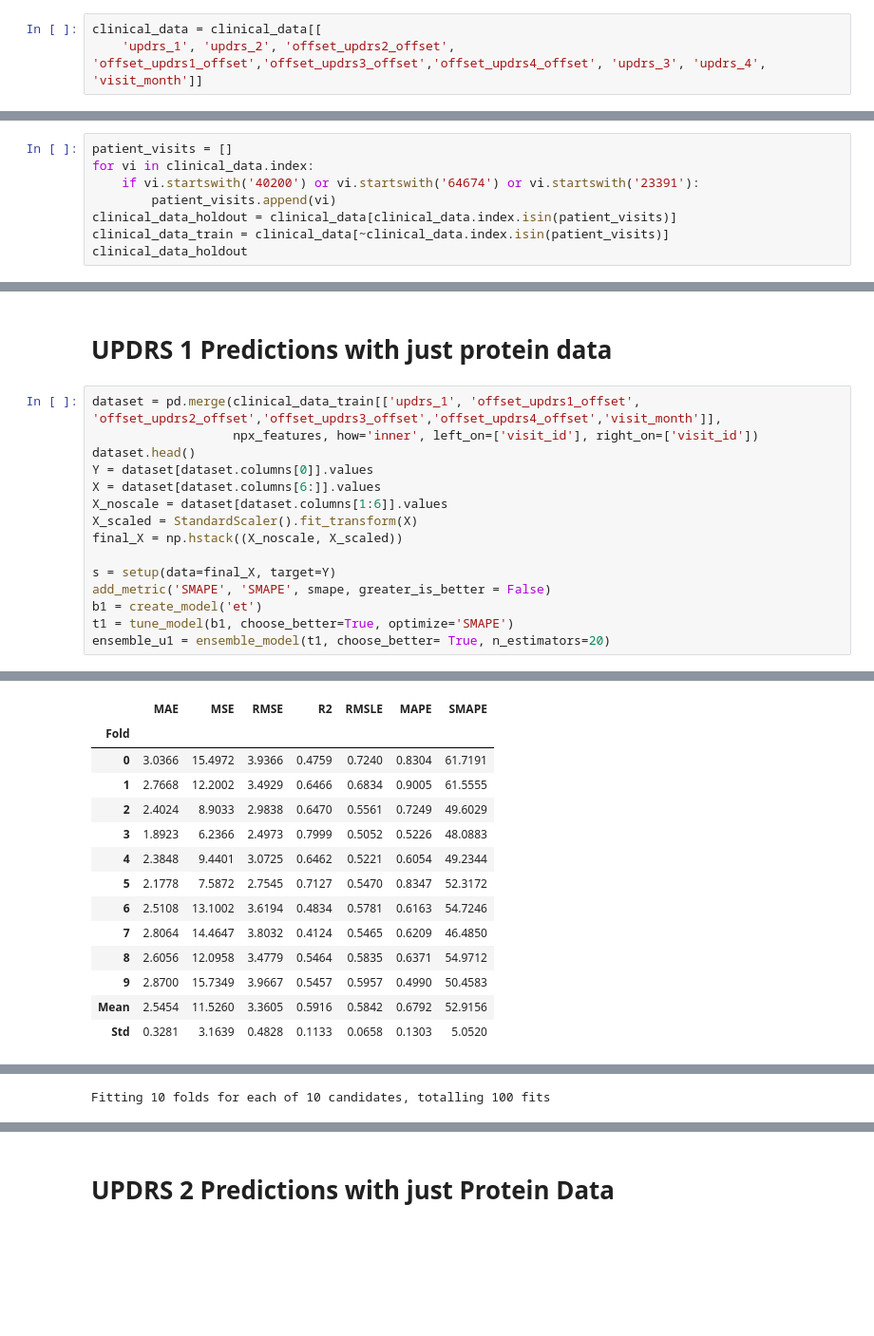
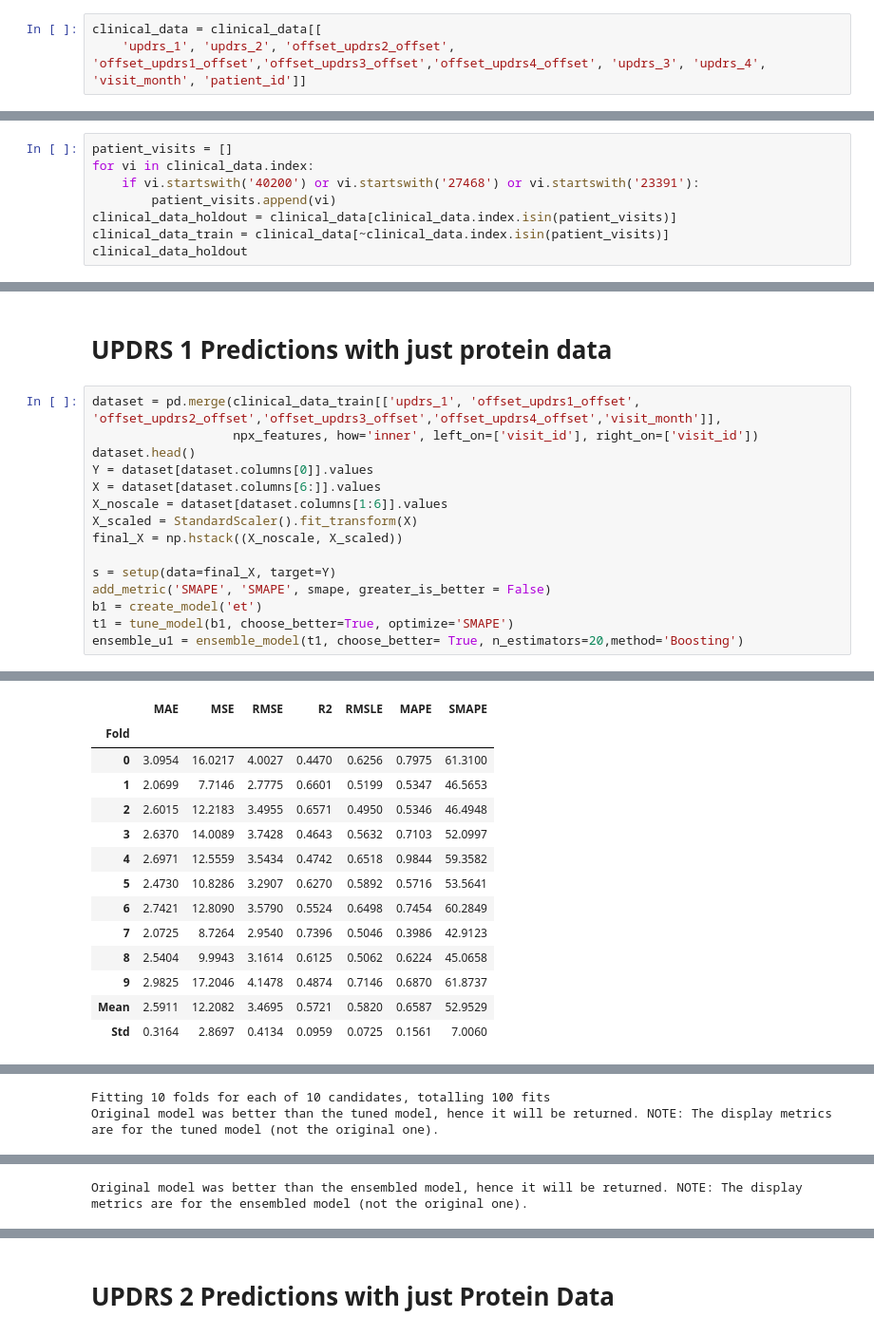
Before and after one commit to prithvidasgupta/si-618-parkinson-prediction, a Jupyter notebook: rough_work/featured_proteins.ipynb, the cells around one changed output, grey strips where cells are left out. Shown at 95% size. Drawn from its saved outputs; the diff is of its cells as text; blank space fills up the shorter version.

```diff
--- a/rough_work/featured_proteins.ipynb
+++ b/rough_work/featured_proteins.ipynb
@@ -84,4 +84,4 @@ clinical_data['offset_updrs4_offset'] = clinical_data.apply(
 clinical_data.fillna(0, inplace=True)
 # %%
 clinical_data = clinical_data[[
-    'updrs_1', 'updrs_2', 'offset_updrs2_offset', 'offset_updrs1_offset','offset_updrs3_offset','offset_updrs4_offset', 'updrs_3', 'updrs_4', 'visit_month']]
+    'updrs_1', 'updrs_2', 'offset_updrs2_offset', 'offset_updrs1_offset','offset_updrs3_offset','offset_updrs4_offset', 'updrs_3', 'updrs_4', 'visit_month', 'patient_id']]
@@ -107,7 +104,7 @@ clinical_data
 # %%
 patient_visits = []
 for vi in clinical_data.index:
-    if vi.startswith('40200') or vi.startswith('64674') or vi.startswith('23391'):
+    if vi.startswith('40200') or vi.startswith('27468') or vi.startswith('23391'):
         patient_visits.append(vi)
 clinical_data_holdout = clinical_data[clinical_data.index.isin(patient_visits)]
 clinical_data_train = clinical_data[~clinical_data.index.isin(patient_visits)]
@@ -147,6 +144,6 @@ s = setup(data=final_X, target=Y)
 add_metric('SMAPE', 'SMAPE', smape, greater_is_better = False)
 b1 = create_model('et')
 t1 = tune_model(b1, choose_better=True, optimize='SMAPE')
-ensemble_u1 = ensemble_model(t1, choose_better= True, n_estimators=20)
+ensemble_u1 = ensemble_model(t1, choose_better= True, n_estimators=20,method='Boosting')
 # %% [output]
 |  | Description | Value |
@@ -169,18 +166,18 @@ ensemble_u1 = ensemble_model(t1, choose_better= True, n_estimators=20)
 [interactive output not drawn]
 |  | MAE | MSE | RMSE | R2 | RMSLE | MAPE | SMAPE |
 | Fold |  |  |  |  |  |  |  |
-| 0 | 3.0366 | 15.4972 | 3.9366 | 0.4759 | 0.7240 | 0.8304 | 61.7191 |
-| 1 | 2.7668 | 12.2002 | 3.4929 | 0.6466 | 0.6834 | 0.9005 | 61.5555 |
-| 2 | 2.4024 | 8.9033 | 2.9838 | 0.6470 | 0.5561 | 0.7249 | 49.6029 |
-| 3 | 1.8923 | 6.2366 | 2.4973 | 0.7999 | 0.5052 | 0.5226 | 48.0883 |
-| 4 | 2.3848 | 9.4401 | 3.0725 | 0.6462 | 0.5221 | 0.6054 | 49.2344 |
-| 5 | 2.1778 | 7.5872 | 2.7545 | 0.7127 | 0.5470 | 0.8347 | 52.3172 |
-| 6 | 2.5108 | 13.1002 | 3.6194 | 0.4834 | 0.5781 | 0.6163 | 54.7246 |
-| 7 | 2.8064 | 14.4647 | 3.8032 | 0.4124 | 0.5465 | 0.6209 | 46.4850 |
-| 8 | 2.6056 | 12.0958 | 3.4779 | 0.5464 | 0.5835 | 0.6371 | 54.9712 |
-| 9 | 2.8700 | 15.7349 | 3.9667 | 0.5457 | 0.5957 | 0.4990 | 50.4583 |
-| Mean | 2.5454 | 11.5260 | 3.3605 | 0.5916 | 0.5842 | 0.6792 | 52.9156 |
-| Std | 0.3281 | 3.1639 | 0.4828 | 0.1133 | 0.0658 | 0.1303 | 5.0520 |
+| 0 | 3.0954 | 16.0217 | 4.0027 | 0.4470 | 0.6256 | 0.7975 | 61.3100 |
+| 1 | 2.0699 | 7.7146 | 2.7775 | 0.6601 | 0.5199 | 0.5347 | 46.5653 |
+| 2 | 2.6015 | 12.2183 | 3.4955 | 0.6571 | 0.4950 | 0.5346 | 46.4948 |
+| 3 | 2.6370 | 14.0089 | 3.7428 | 0.4643 | 0.5632 | 0.7103 | 52.0997 |
+| 4 | 2.6971 | 12.5559 | 3.5434 | 0.4742 | 0.6518 | 0.9844 | 59.3582 |
+| 5 | 2.4730 | 10.8286 | 3.2907 | 0.6270 | 0.5892 | 0.5716 | 53.5641 |
+| 6 | 2.7421 | 12.8090 | 3.5790 | 0.5524 | 0.6498 | 0.7454 | 60.2849 |
+| 7 | 2.0725 | 8.7264 | 2.9540 | 0.7396 | 0.5046 | 0.3986 | 42.9123 |
+| 8 | 2.5404 | 9.9943 | 3.1614 | 0.6125 | 0.5062 | 0.6224 | 45.0658 |
+| 9 | 2.9825 | 17.2046 | 4.1478 | 0.4874 | 0.7146 | 0.6870 | 61.8737 |
+| Mean | 2.5911 | 12.2082 | 3.4695 | 0.5721 | 0.5820 | 0.6587 | 52.9529 |
+| Std | 0.3164 | 2.8697 | 0.4134 | 0.0959 | 0.0725 | 0.1561 | 7.0060 |
 [interactive output not drawn]
 [interactive output not drawn]
 |  | MAE | MSE | RMSE | R2 | RMSLE | MAPE | SMAPE |
@@ -200,5 +197,6 @@ ensemble_u1 = ensemble_model(t1, choose_better= True, n_estimators=20)
 [interactive output not drawn]
 Fitting 10 folds for each of 10 candidates, totalling 100 fits
+Original model was better than the tuned model, hence it will be returned. NOTE: The display metrics are for the tuned model (not the original one).
 [interactive output not drawn]
 |  | MAE | MSE | RMSE | R2 | RMSLE | MAPE | SMAPE |
 | Fold |  |  |  |  |  |  |  |
@@ -217,4 +215,5 @@ Fitting 10 folds for each of 10 candidates, totalling 100 fits
 [interactive output not drawn]
+Original model was better than the ensembled model, hence it will be returned. NOTE: The display metrics are for the ensembled model (not the original one).
 # %%
 predict_model(b1)
 predict_model(t1)
```
Also changed, not shown: parts of 27 cells of this notebook.
